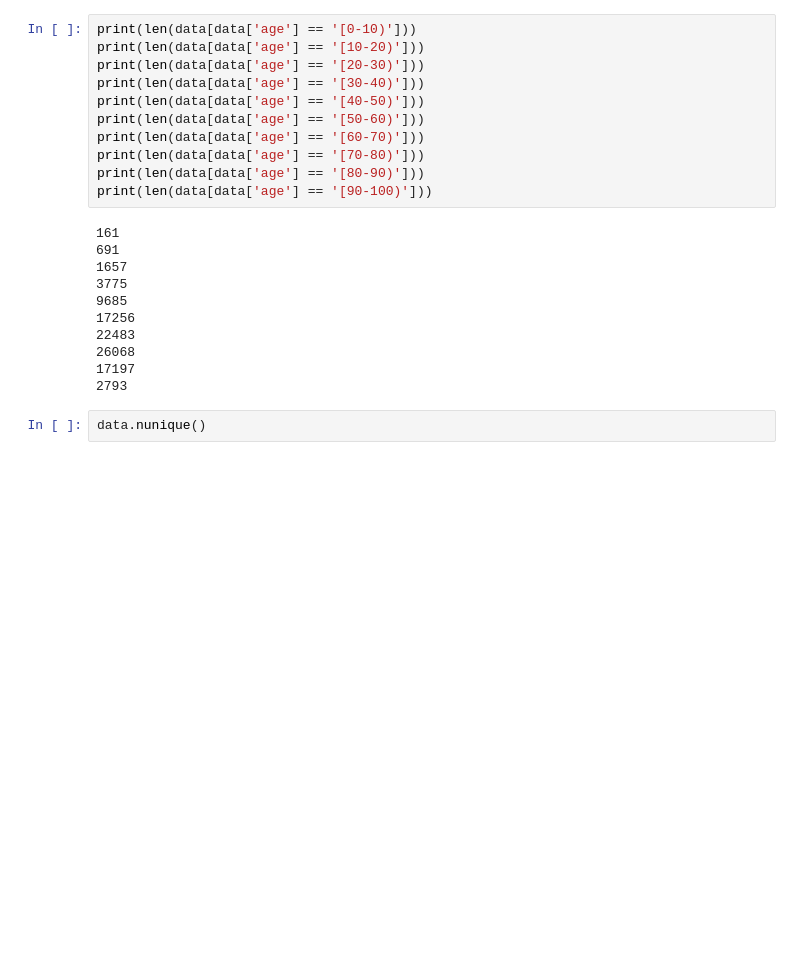
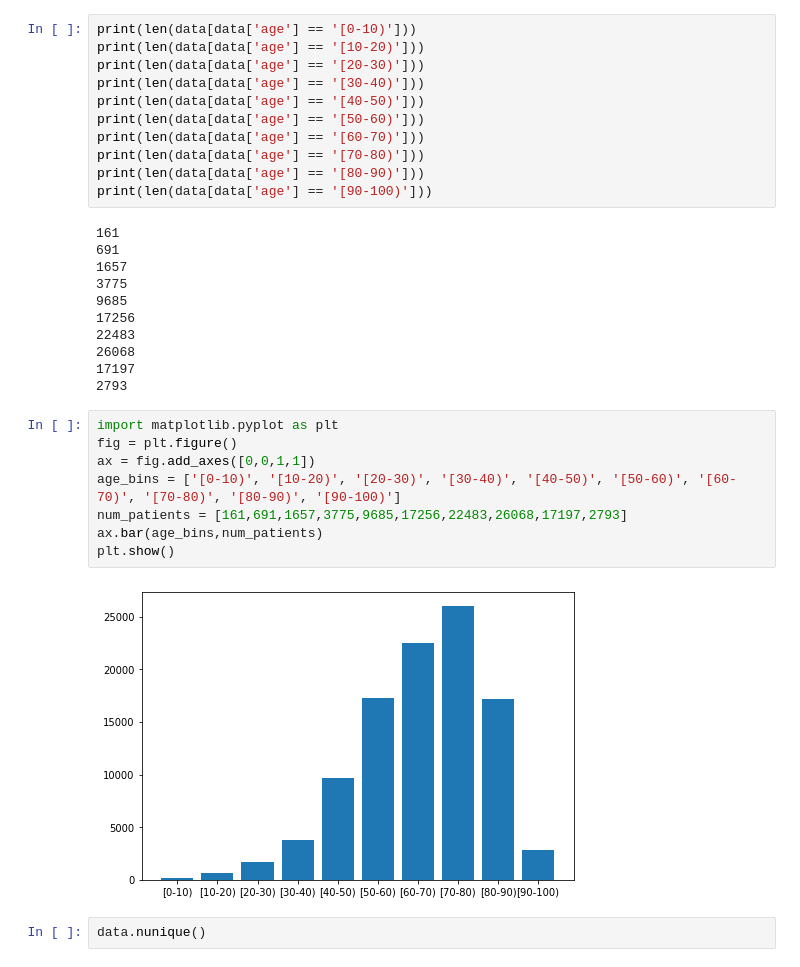
Before and after one commit to jennifergithub/diabetes-treatment-systems.github.io, a Jupyter notebook: diabetes.ipynb, the cells around one changed output. Drawn from its saved outputs; the diff is of its cells as text; blank space fills up the shorter version.

```diff
--- a/diabetes.ipynb
+++ b/diabetes.ipynb
@@ -57,6 +57,16 @@ print(len(data[data['age'] == '[90-100)']))
 26068
 17197
 2793
+# %%
+import matplotlib.pyplot as plt
+fig = plt.figure()
+ax = fig.add_axes([0,0,1,1])
+age_bins = ['[0-10)', '[10-20)', '[20-30)', '[30-40)', '[40-50)', '[50-60)', '[60-70)', '[70-80)', '[80-90)', '[90-100)']
+num_patients = [161,691,1657,3775,9685,17256,22483,26068,17197,2793]
+ax.bar(age_bins,num_patients)
+plt.show()
+# %% [output]
+[figure, added]
 # %%
 data.nunique()
 # %% [output]
```
Also changed, not shown: 18 other files.
